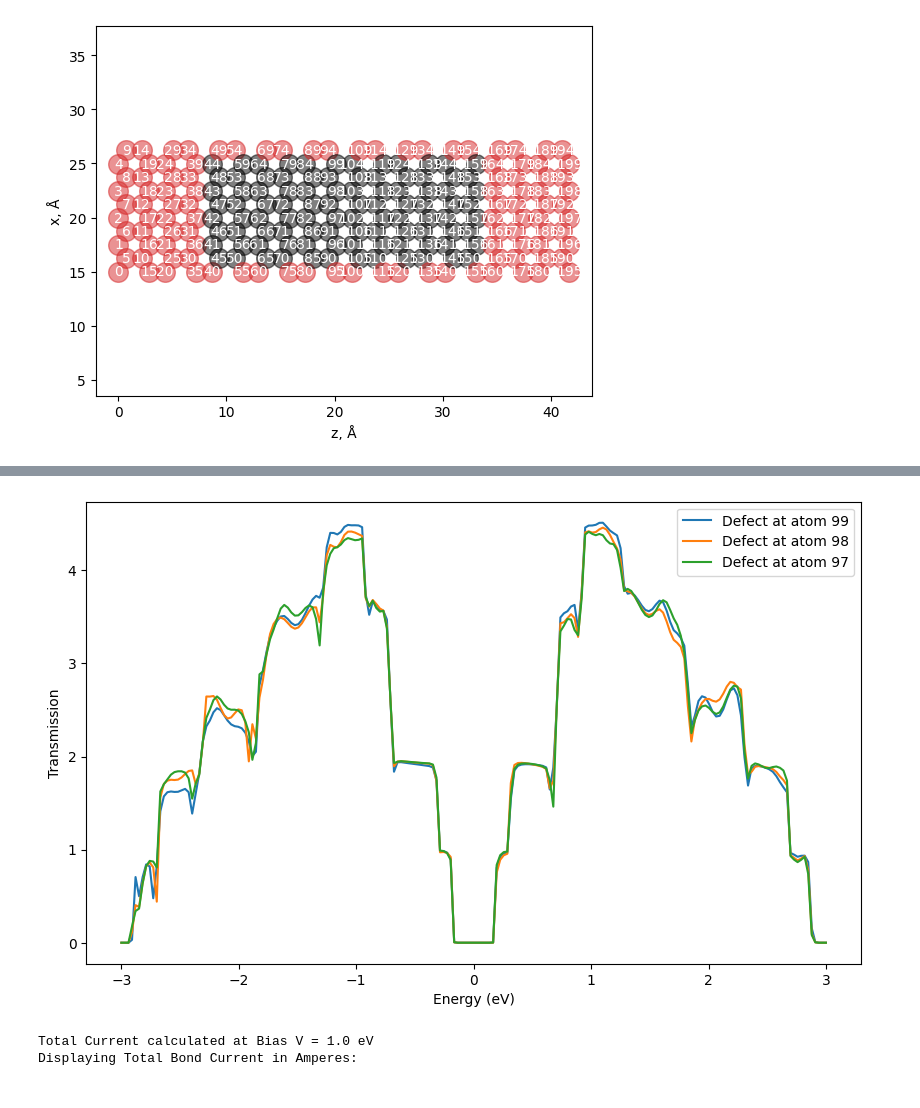
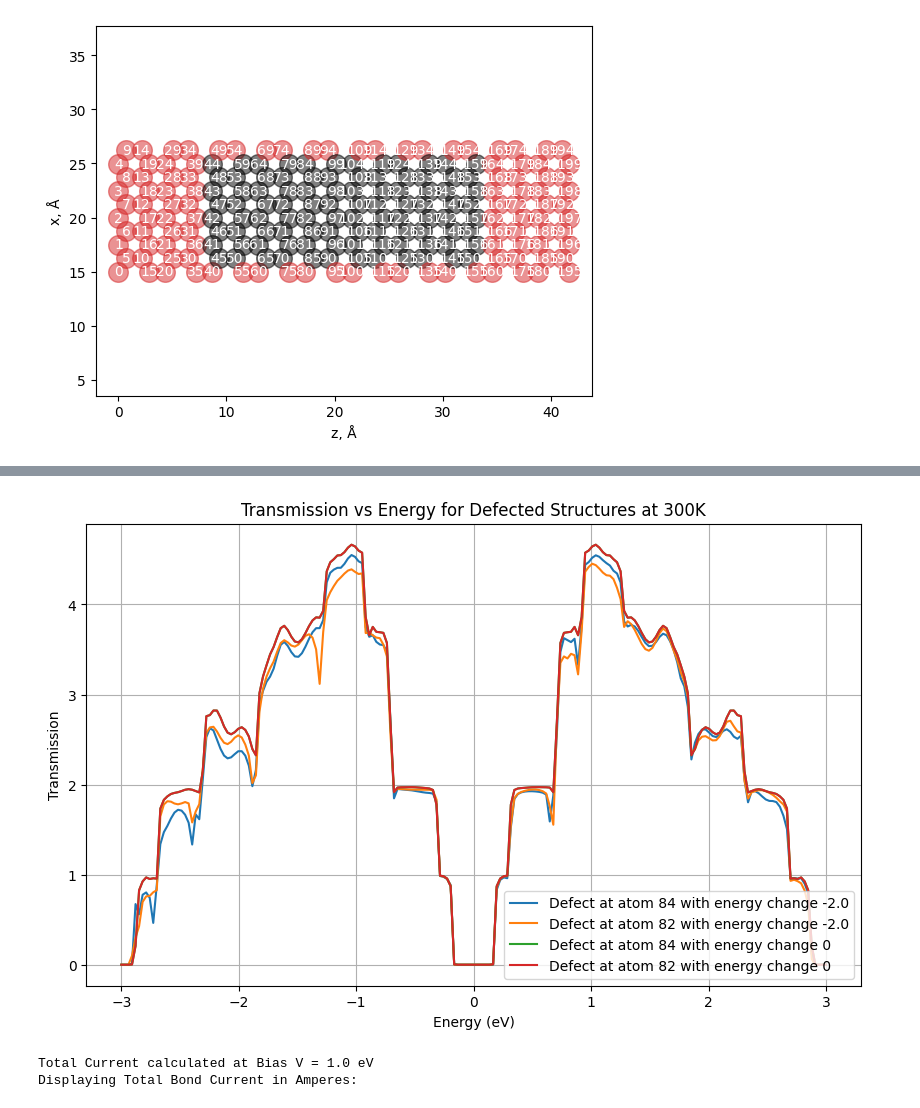
Before and after one commit to UlrikTJ/TemperatureDependantTransport, a Jupyter notebook: Temp_dep_defect_transport.ipynb, the cells around one changed output, grey strips where cells are left out. Saved outputs shown, nothing was run; the diff lists cells and outputs as text; code cells hidden in the pictures.

```diff
--- a/Temp_dep_defect_transport.ipynb
+++ b/Temp_dep_defect_transport.ipynb
@@ -411,10 +411,12 @@ md_traj = read(xyz_file, index=":") # Load trajectory from xyz
 # %%
 # --- Run the calculation ---
 # Use every 2nd frame for speed
-rad = md_traj[:]
+rad = md_traj[400:600:2]
 sig_L_list, g_suf_L_list = precompute_self_energies(energy_range, H_L, t_L, eta=0.0001)
 sig_R_list, g_suf_R_list = precompute_self_energies(energy_range, H_R, t_R, eta=0.0001)
-list_defected = [99, 98, 97]
+# list_defected = [84, 83, 82]
+list_defected = [84, 82, 84, 82]
+energy_change = [-2.0, -2.0, 0, 0]
 avg_list_defected = []
 
 # Define output directory
@@ -430,8 +432,8 @@ if not osp.exists(output_dir):
         # Let's stick to current directory relative if not found.
         os.makedirs(output_dir, exist_ok=True)
 
-for i in list_defected:
-    filename = osp.join(output_dir, f"Defected_tranmission_atom_{i}.csv")
+for i, e_change in zip(list_defected, energy_change):
+    filename = osp.join(output_dir, f"Defected_tranmission_atom_{i}_with_energy_change_{e_change}.csv")
     recalculate = True
 
     if osp.exists(filename):
@@ -447,10 +449,10 @@ for i in list_defected:
              print(f"Error loading file: {e}. Proceeding to recalculate.")
 
     if recalculate:
-        print(f"Calculating transmission for defect at atom {i}...")
+        print(f"Calculating transmission for defect at atom {i} with energy change {e_change}...")
         # Parallel calculation using the new defected function
         results_defected = Parallel(n_jobs=-1)(
-            delayed(process_frame_defected)(frame, energy_range, sig_L_list, sig_R_list, 0.0001, [i], [-2.0])
+            delayed(process_frame_defected)(frame, energy_range, sig_L_list, sig_R_list, 0.0001, [i], e_change)
             for frame in tqdm(rad))
         trans_list = results_defected
         avg_trans_defected = np.mean(trans_list, axis=0)
@@ -474,29 +472,33 @@ File Defected_tranmission_data\Defected_tranmission_atom_97.csv exists. Loading
 # %%
 #Load data
 data = []
 
 # Re-determine directory logic or reuse logic if running cells sequentially
 output_dir = "Defected_tranmission_data"
 if not osp.exists(output_dir):
     potential_sub = osp.join("TemperatureDependantTransport", "Defected_tranmission_data")
     if osp.exists(potential_sub):
         output_dir = potential_sub
 
-for i in list_defected:
+for i, e_change in zip(list_defected, energy_change):
     # Skip the header row using skiprows=1
-    filepath = osp.join(output_dir, f"Defected_tranmission_atom_{i}.csv")
+    filepath = osp.join(output_dir, f"Defected_tranmission_atom_{i}_with_energy_change_{e_change}.csv")
     data.append(np.loadtxt(filepath, delimiter=',', skiprows=1))
 fig, ax = plt.subplots(figsize=(10, 6))
 for i in range(len(data)):
     energy = data[i][:, 0]
     transmission = data[i][:, 1]
-    ax.plot(energy, transmission, label='Defect at atom {}'.format(list_defected[i]))
+    ax.plot(energy, transmission, label='Defect at atom {} with energy change {}'.format(list_defected[i], energy_change[i]))
+# ax.plot(energy, trans_val_perfect, 'k--', label='Pristine Structure')
 ax.set_xlabel('Energy (eV)')
 ax.set_ylabel('Transmission')
+temp = 300
+ax.set_title(f'Transmission vs Energy for Defected Structures at {temp}K')
+ax.grid()
 ax.legend()
 plt.show()
 # %% [output]
-[figure, old version]
+[figure, new version]
 # %%
 
 #Calculate current
```
Also changed, not shown: parts of 5 cells of this notebook, 18 other files.
